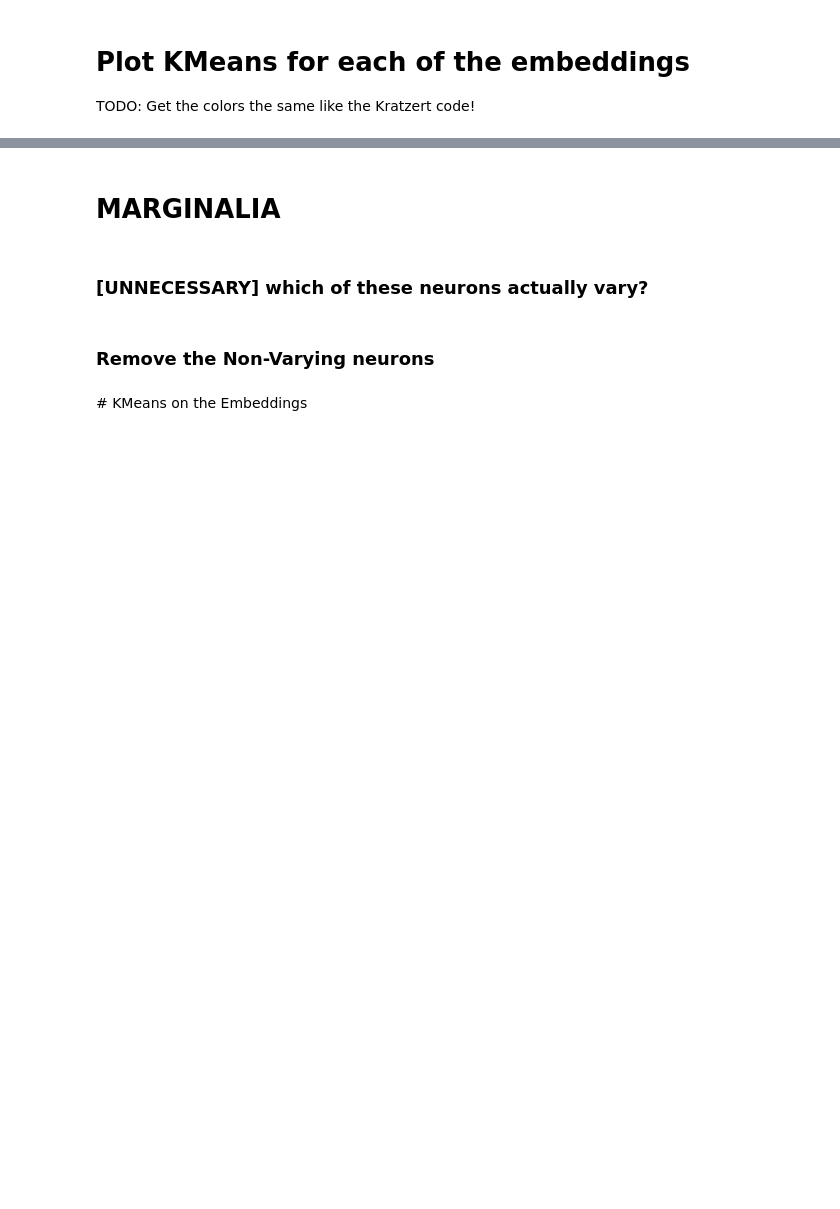
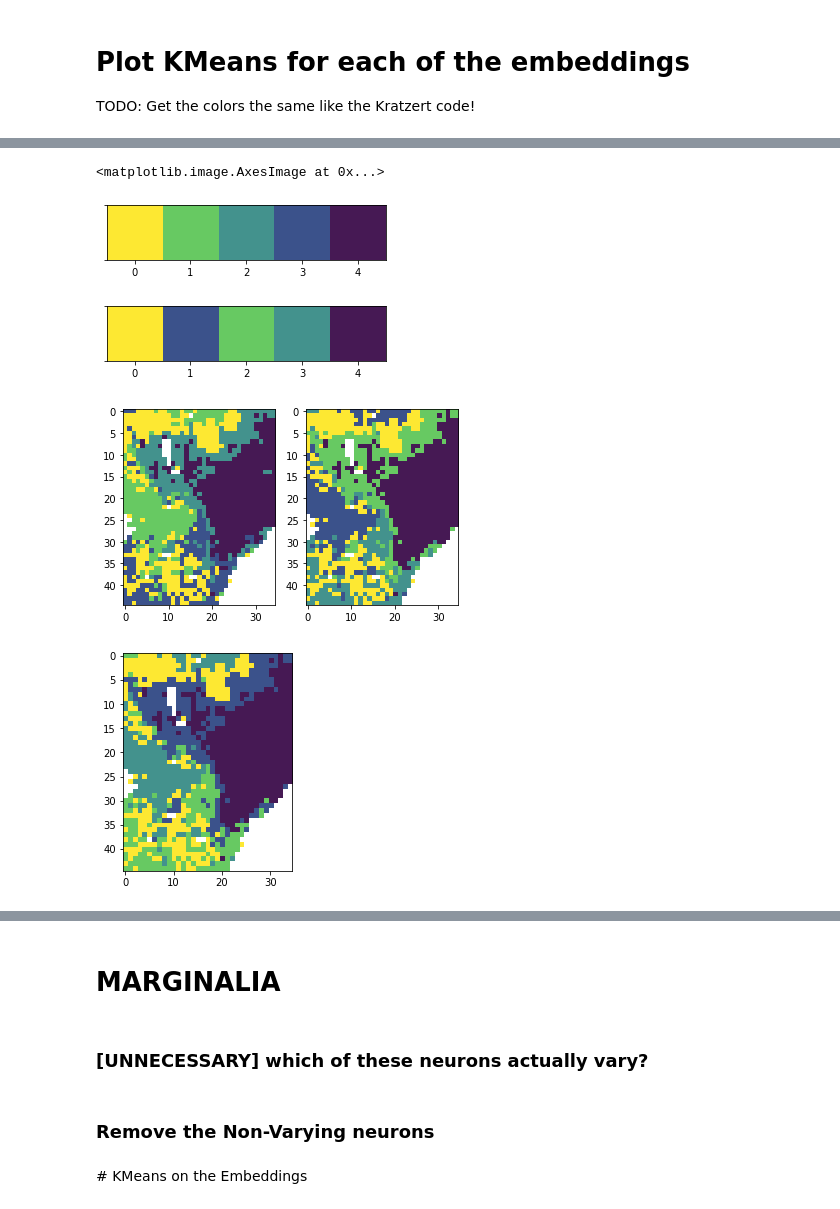
Before and after one commit to ECMWFCode4Earth/ml_drought, a Jupyter notebook: notebooks/draft/37_tl_static_embedding.ipynb, the cells around one changed output, grey strips where cells are left out. Drawn from its saved outputs; the diff is of its cells as text; code cells hidden in the pictures; blank space fills up the shorter version.

```diff
--- a/notebooks/draft/37_tl_static_embedding.ipynb
+++ b/notebooks/draft/37_tl_static_embedding.ipynb
@@ -617,0 +454,17 @@ for embedding, pred_month, latlons in zip(
+# %%
+# ?ax.imshow
+# https://stackoverflow.com/a/52323085/9940782
+# https://stackoverflow.com/a/9708079/9940782
+from matplotlib.colors import ListedColormap
+
+# colors = sns.color_palette('viridis', 6)
+#          yellow,    green,    turqoise,   blue,      purple
+colors = np.array(['#fde832', '#67c962', '#43928d', '#3b528b', '#461954'])
+cmap = ListedColormap(colors)
+
+## get the matching/closest embeddings
+## assign a color to the values
+fig, ax = plt.subplots()
+
+k_matrix = cluster_ds.isel(time=-1).cluster_5.values[::-1, :]
+ax.imshow(k_matrix, cmap=cmap)
@@ -617,0 +743,30 @@ for embedding, pred_month, latlons in zip(
+# %%
+comparison_i = 2
+
+_rm_dict = {0.0: 0.0, 1.0: 3.0, 2.0: 1.0, 3.0: 2.0, 4.0: 4.0}
+colors_remapped = np.array(colors)[[int(v) for v in _rm_dict.values()]]
+
+def plot_colormap(colors: List[str]):
+    sns.palplot(colors)
+    ax = plt.gca()
+    ax.set_xticks(np.arange(5))
+    ax.set_xticklabels(np.arange(5))
+
+plot_colormap(colors)
+plot_colormap(colors_remapped)
+
+# 0->4, 1->2, 2->1, 3=3, 4->4
+new_cmap = ListedColormap(colors_remapped)
+
+fig, axs = plt.subplots(1, 2)
+axs[0].imshow(cluster_ds.isel(time=0).cluster_5.values[::-1, :], cmap=cmap)
+axs[1].imshow(cluster_ds.isel(time=comparison_i).cluster_5.values[::-1, :], cmap=cmap)
+
+fig, ax = plt.subplots()
+ax.imshow(cluster_ds.isel(time=comparison_i).cluster_5.values[::-1, :], cmap=new_cmap)
+# %% [output]
+<matplotlib.image.AxesImage at 0x...>
+[figure, added]
+[figure, added]
+[figure, added]
+[figure, added]
```
Also changed, not shown: parts of 42 cells of this notebook, 1 other file.
